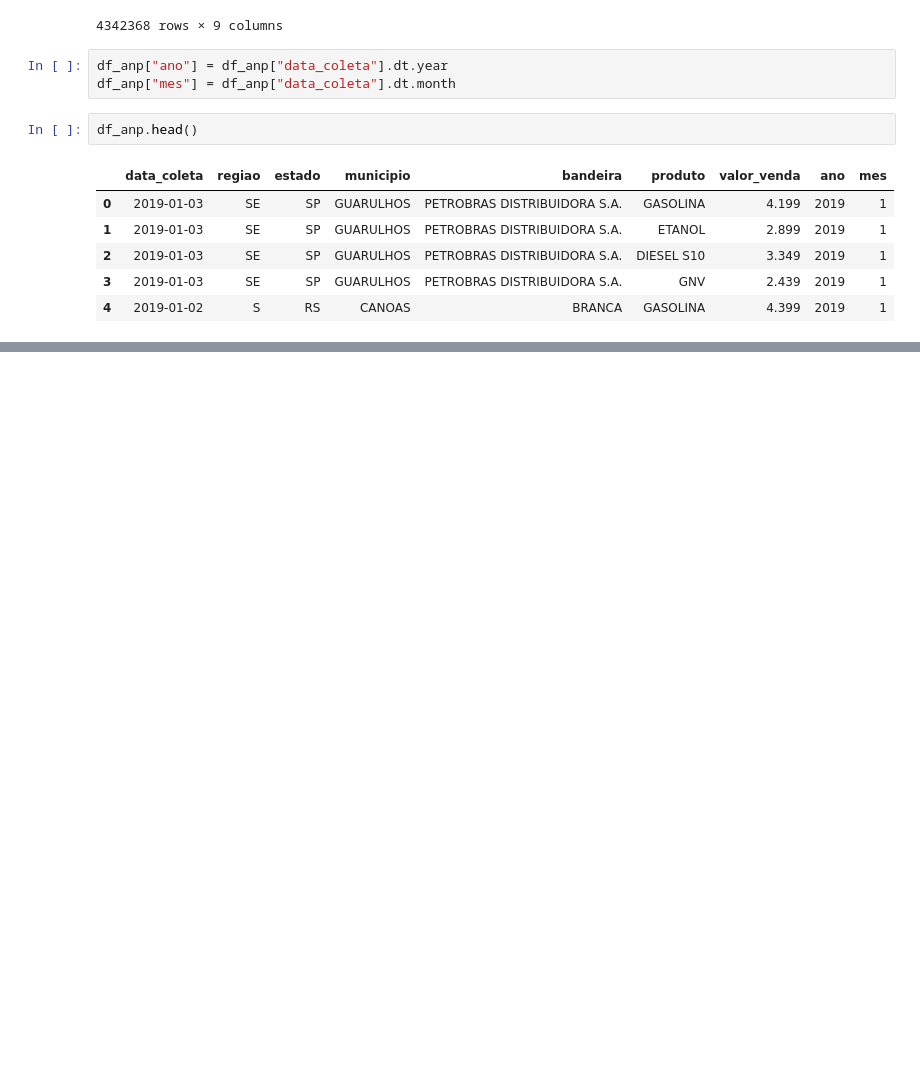
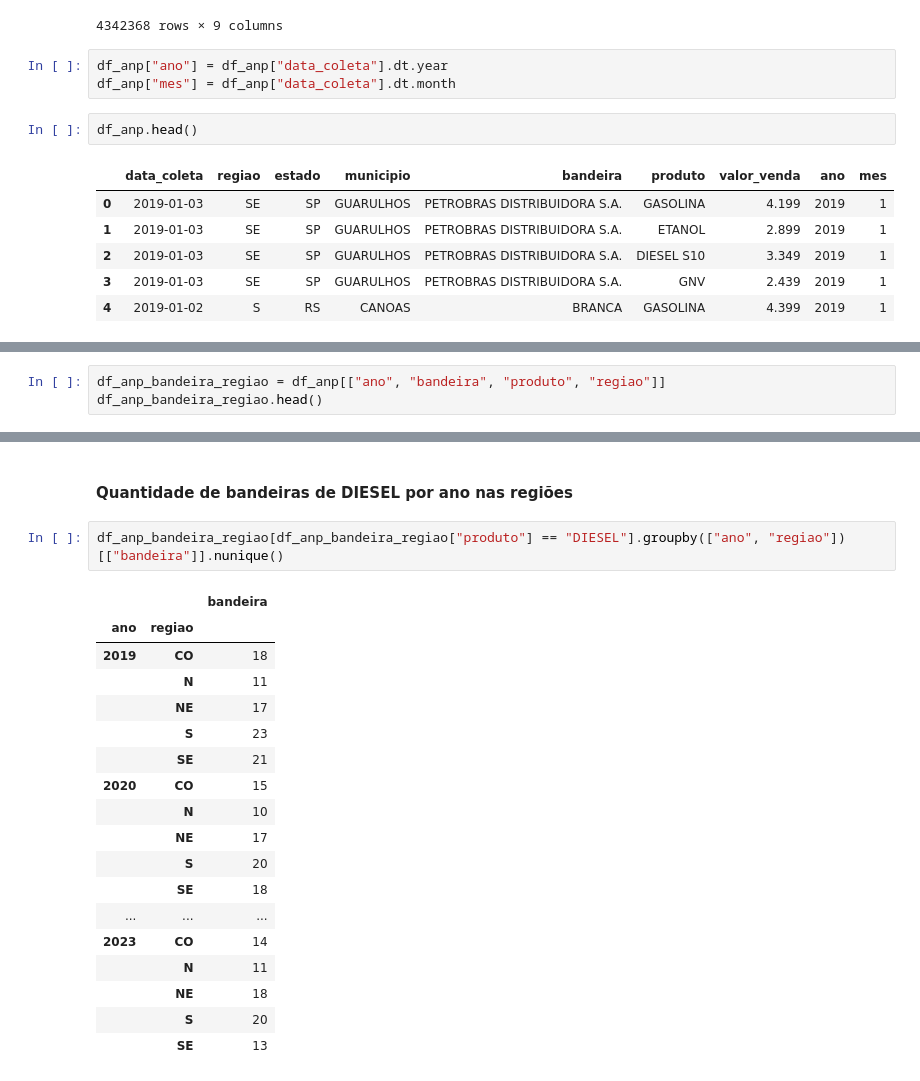
Before and after one commit to afonsosr2/postech-estudos, a Jupyter notebook: Fase 4/Análise de Negócios/Análise dos preços dos combustíveis (2019-2023).ipynb, the cells around one changed output, grey strips where cells are left out. Drawn from its saved outputs; the diff is of its cells as text; blank space fills up the shorter version.

```diff
--- a/Fase 4/Análise de Negócios/Análise dos preços dos combustíveis (2019-2023).ipynb
+++ b/Fase 4/Análise de Negócios/Análise dos preços dos combustíveis (2019-2023).ipynb
@@ -192,0 +300,3 @@ df_anp[["valor_venda","ano","mes"]].describe().round(2)
+# %%
+df_anp_bandeira_regiao = df_anp[["ano", "bandeira", "produto", "regiao"]]
+df_anp_bandeira_regiao.head()
@@ -192,0 +310,23 @@ df_anp[["valor_venda","ano","mes"]].describe().round(2)
+# %% [markdown]
+#### Quantidade de bandeiras de DIESEL por ano nas regiões
+# %%
+df_anp_bandeira_regiao[df_anp_bandeira_regiao["produto"] == "DIESEL"].groupby(["ano", "regiao"])[["bandeira"]].nunique()
+# %% [output]
+|  |  | bandeira |
+| ano | regiao |  |
+| 2019 | CO | 18 |
+|  | N | 11 |
+|  | NE | 17 |
+|  | S | 23 |
+|  | SE | 21 |
+| 2020 | CO | 15 |
+|  | N | 10 |
+|  | NE | 17 |
+|  | S | 20 |
+|  | SE | 18 |
+| ... | ... | ... |
+| 2023 | CO | 14 |
+|  | N | 11 |
+|  | NE | 18 |
+|  | S | 20 |
+|  | SE | 13 |
```
Also changed, not shown: parts of 16 cells of this notebook.
